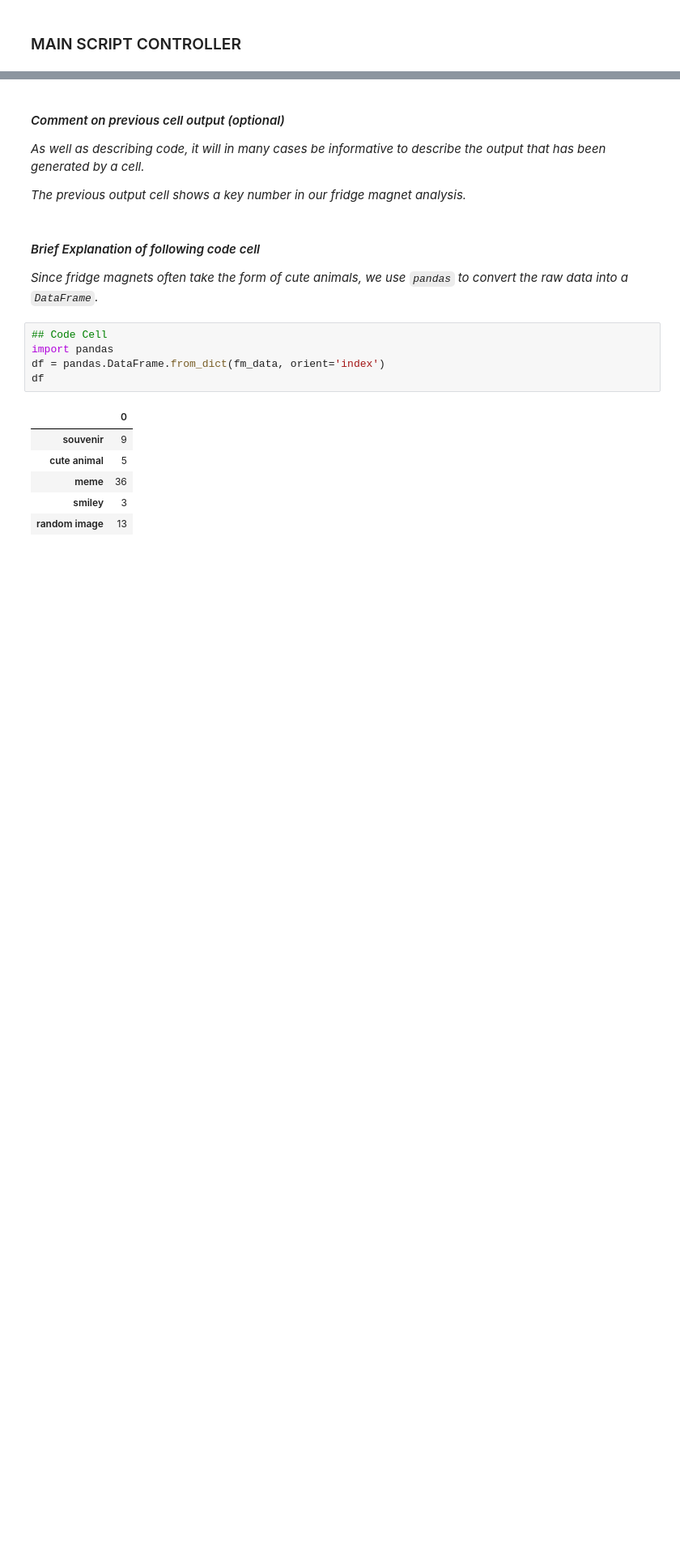
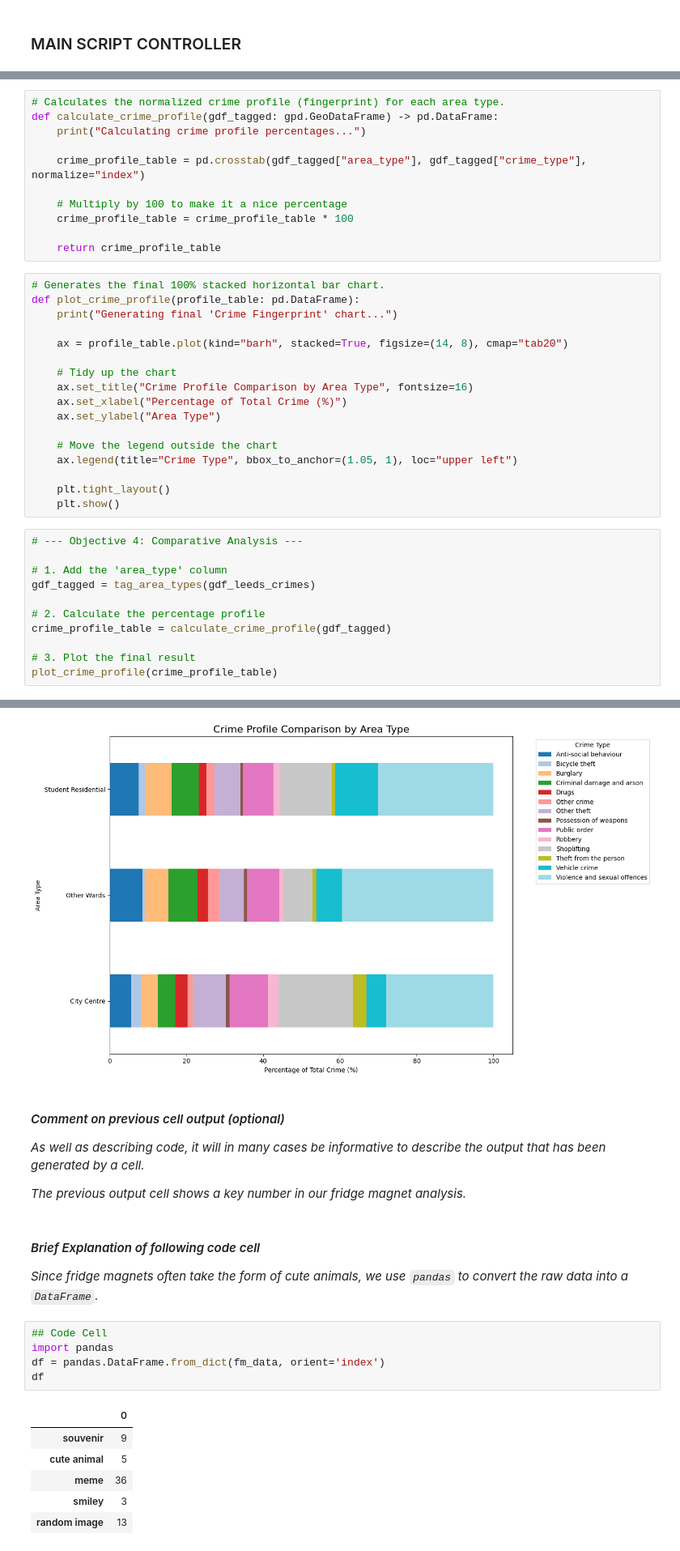
Before and after one commit to nilavans/leeds-crime-patterns, a Jupyter notebook: group_project.ipynb, the cells around one changed output, grey strips where cells are left out. Shown: that part at 81% size. Saved outputs shown, nothing was run; the diff lists cells and outputs as text; blank space fills up the shorter version.

```diff
--- a/group_project.ipynb
+++ b/group_project.ipynb
@@ -423,0 +790,40 @@ gdf_leeds_crimes.head()
+# %%
+# Calculates the normalized crime profile (fingerprint) for each area type.
+def calculate_crime_profile(gdf_tagged: gpd.GeoDataFrame) -> pd.DataFrame:
+    print("Calculating crime profile percentages...")
+
+    crime_profile_table = pd.crosstab(gdf_tagged["area_type"], gdf_tagged["crime_type"], normalize="index")
+
+    # Multiply by 100 to make it a nice percentage
+    crime_profile_table = crime_profile_table * 100
+
+    return crime_profile_table
+# %%
+# Generates the final 100% stacked horizontal bar chart.
+def plot_crime_profile(profile_table: pd.DataFrame):
+    print("Generating final 'Crime Fingerprint' chart...")
+
+    ax = profile_table.plot(kind="barh", stacked=True, figsize=(14, 8), cmap="tab20")
+
+    # Tidy up the chart
+    ax.set_title("Crime Profile Comparison by Area Type", fontsize=16)
+    ax.set_xlabel("Percentage of Total Crime (%)")
+    ax.set_ylabel("Area Type")
+
+    # Move the legend outside the chart
+    ax.legend(title="Crime Type", bbox_to_anchor=(1.05, 1), loc="upper left")
+
+    plt.tight_layout()
+    plt.show()
+# %%
+# --- Objective 4: Comparative Analysis ---
+
+# 1. Add the 'area_type' column
+gdf_tagged = tag_area_types(gdf_leeds_crimes)
+
+# 2. Calculate the percentage profile
+crime_profile_table = calculate_crime_profile(gdf_tagged)
+
+# 3. Plot the final result
+plot_crime_profile(crime_profile_table)
+# %% [output]
@@ -424,3 +839,4 @@ gdf_leeds_crimes.head()
+[figure, added]
 # %% [markdown]
 #### _Comment on previous cell output (optional)_
 
```
Also changed, not shown: parts of 29 cells of this notebook, 1 other file.
